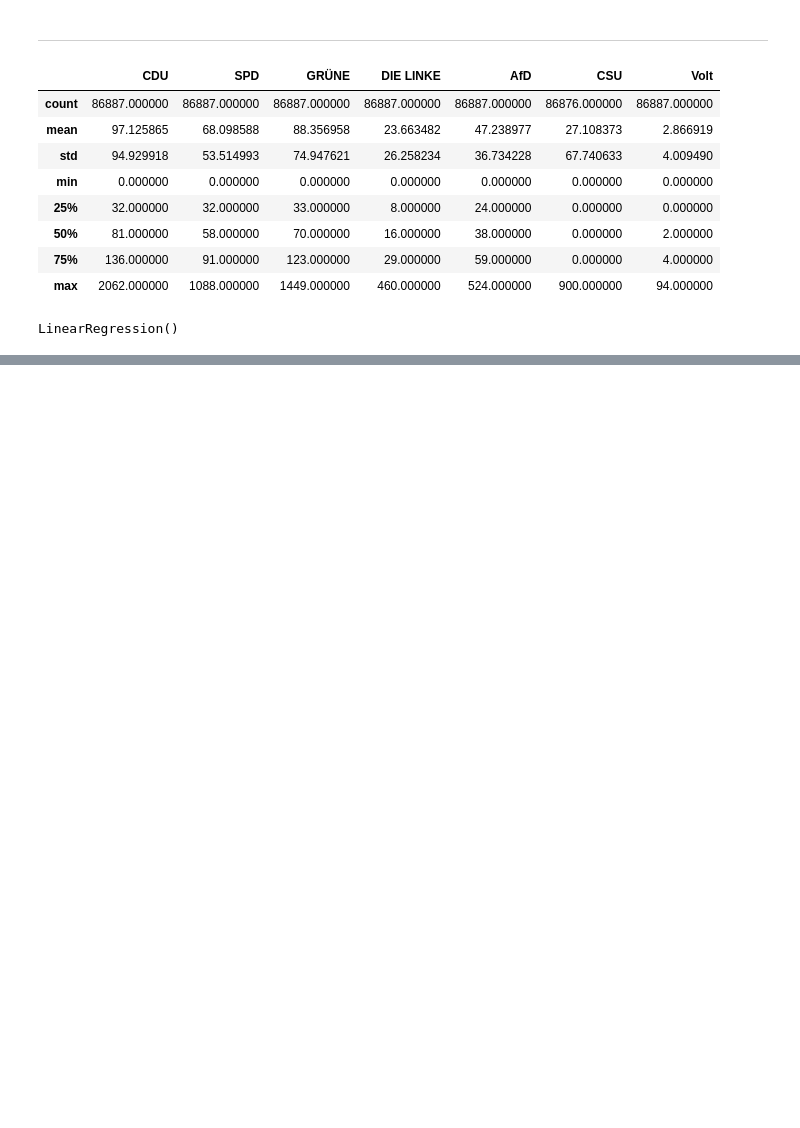
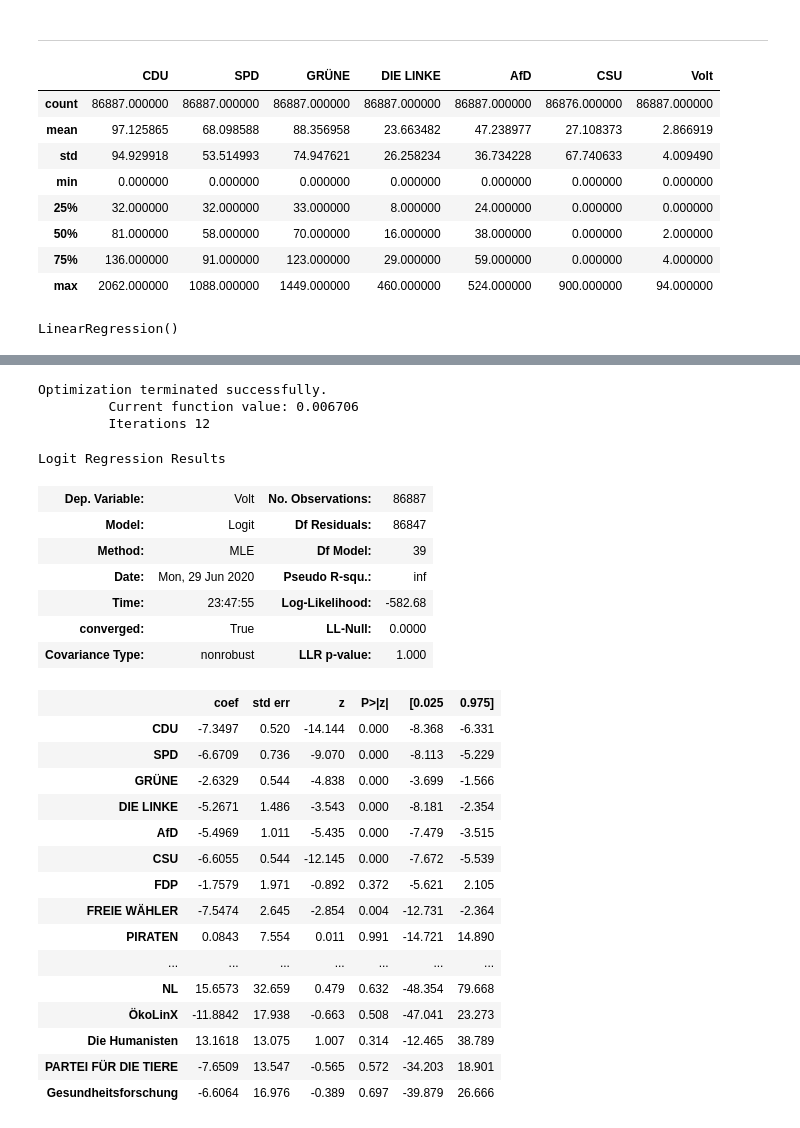
Before and after one commit to guimarais/ElectionAnalysis, a Jupyter notebook: 04-VotingAnalysis.ipynb, the cells around one changed output, grey strips where cells are left out. Cells and saved outputs as stored; diff of their text form; code cells hidden in the pictures; blank space fills up the shorter version.

Commit message:
Added Fractional logit fit and prediction

```diff
--- a/04-VotingAnalysis.ipynb
+++ b/04-VotingAnalysis.ipynb
@@ -112,0 +133,2 @@ plt.show()
+# %%
+snew.fillna(value=0.0, inplace=True)
@@ -112,0 +147,38 @@ plt.show()
+# %%
+y = snew['Volt']
+X = snew.iloc[:,0:-1]
+# %%
+mod = sm.Logit(y, X)
+# %%
+res = mod.fit()
+# %% [output]
+Optimization terminated successfully.
+         Current function value: 0.006706
+         Iterations 12
+# %%
+res.summary()
+# %% [output]
+Logit Regression Results
+| Dep. Variable: | Volt | No. Observations: | 86887 |
+| Model: | Logit | Df Residuals: | 86847 |
+| Method: | MLE | Df Model: | 39 |
+| Date: | Mon, 29 Jun 2020 | Pseudo R-squ.: | inf |
+| Time: | 23:47:55 | Log-Likelihood: | -582.68 |
+| converged: | True | LL-Null: | 0.0000 |
+| Covariance Type: | nonrobust | LLR p-value: | 1.000 |
+|  | coef | std err | z | P>|z| | [0.025 | 0.975] |
+| CDU | -7.3497 | 0.520 | -14.144 | 0.000 | -8.368 | -6.331 |
+| SPD | -6.6709 | 0.736 | -9.070 | 0.000 | -8.113 | -5.229 |
+| GRÜNE | -2.6329 | 0.544 | -4.838 | 0.000 | -3.699 | -1.566 |
+| DIE LINKE | -5.2671 | 1.486 | -3.543 | 0.000 | -8.181 | -2.354 |
+| AfD | -5.4969 | 1.011 | -5.435 | 0.000 | -7.479 | -3.515 |
+| CSU | -6.6055 | 0.544 | -12.145 | 0.000 | -7.672 | -5.539 |
+| FDP | -1.7579 | 1.971 | -0.892 | 0.372 | -5.621 | 2.105 |
+| FREIE WÄHLER | -7.5474 | 2.645 | -2.854 | 0.004 | -12.731 | -2.364 |
+| PIRATEN | 0.0843 | 7.554 | 0.011 | 0.991 | -14.721 | 14.890 |
+| ... | ... | ... | ... | ... | ... | ... |
+| NL | 15.6573 | 32.659 | 0.479 | 0.632 | -48.354 | 79.668 |
+| ÖkoLinX | -11.8842 | 17.938 | -0.663 | 0.508 | -47.041 | 23.273 |
+| Die Humanisten | 13.1618 | 13.075 | 1.007 | 0.314 | -12.465 | 38.789 |
+| PARTEI FÜR DIE TIERE | -7.6509 | 13.547 | -0.565 | 0.572 | -34.203 | 18.901 |
+| Gesundheitsforschung | -6.6064 | 16.976 | -0.389 | 0.697 | -39.879 | 26.666 |
```
Also changed, not shown: parts of 19 cells of this notebook.
